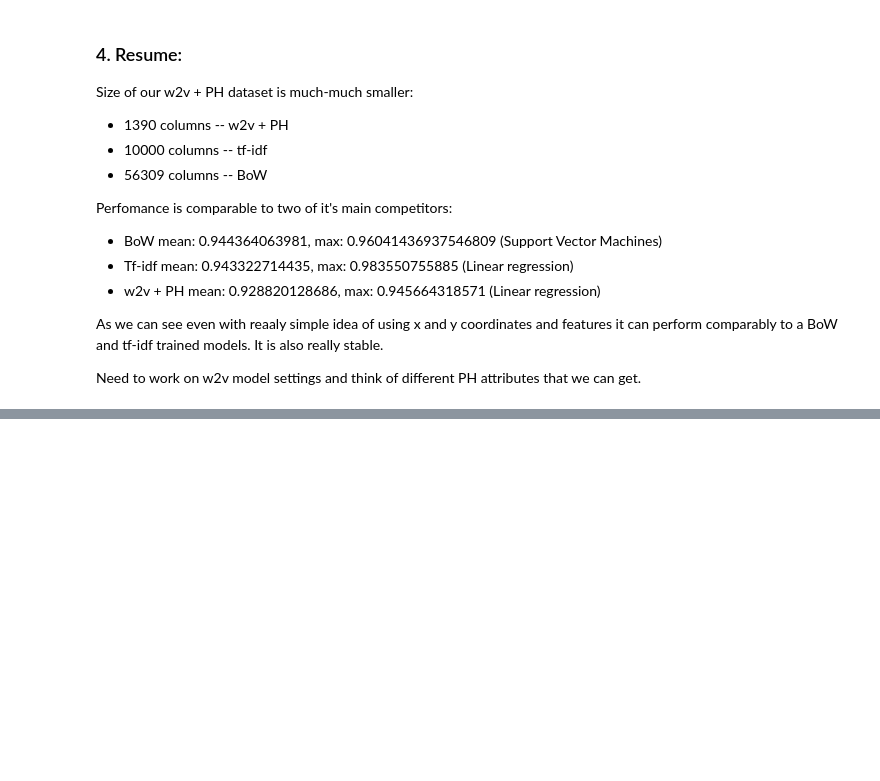
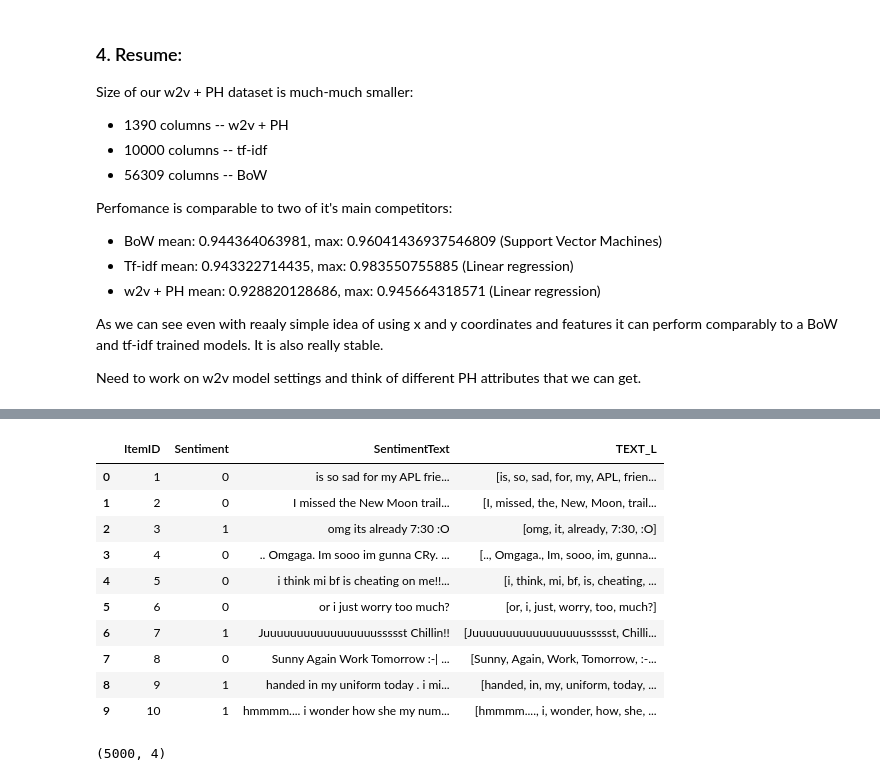
Before and after one commit to alexeykosh/2018-persistent-homology-NLP, a Jupyter notebook: model_test.ipynb, the cells around one changed output, grey strips where cells are left out. Saved outputs shown, nothing was run; the diff lists cells and outputs as text; code cells hidden in the pictures; blank space fills up the shorter version.

```diff
--- a/model_test.ipynb
+++ b/model_test.ipynb
@@ -526,0 +535,2 @@ Need to work on w2v model settings and think of different PH attributes that we
+# %%
+data_twit = pd.read_csv('data/Sentiment Analysis Dataset.csv', encoding = "ISO-8859-1")
@@ -526,0 +551,21 @@ Need to work on w2v model settings and think of different PH attributes that we
+# %%
+data_twit.TEXT = data_twit.SentimentText.str.replace('[^\w\s]','')
+
+def lemmatize_text(text):
+    return [lemmatizer.lemmatize(w) for w in w_tokenizer.tokenize(text)]
+
+data_twit['TEXT_L'] = data_twit.SentimentText.apply(lemmatize_text)
+# %%
+data_twit.head(10)
+# %% [output]
+|  | ItemID | Sentiment | SentimentText | TEXT_L |
+| 0 | 1 | 0 | is so sad for my APL frie... | [is, so, sad, for, my, APL, frien... |
+| 1 | 2 | 0 | I missed the New Moon trail... | [I, missed, the, New, Moon, trail... |
+| 2 | 3 | 1 | omg its already 7:30 :O | [omg, it, already, 7:30, :O] |
+| 3 | 4 | 0 | .. Omgaga. Im sooo im gunna CRy. ... | [.., Omgaga., Im, sooo, im, gunna... |
+| 4 | 5 | 0 | i think mi bf is cheating on me!!... | [i, think, mi, bf, is, cheating, ... |
+| 5 | 6 | 0 | or i just worry too much? | [or, i, just, worry, too, much?] |
+| 6 | 7 | 1 | Juuuuuuuuuuuuuuuuussssst Chillin!! | [Juuuuuuuuuuuuuuuuussssst, Chilli... |
+| 7 | 8 | 0 | Sunny Again Work Tomorrow :-| ... | [Sunny, Again, Work, Tomorrow, :-... |
+| 8 | 9 | 1 | handed in my uniform today . i mi... | [handed, in, my, uniform, today, ... |
+| 9 | 10 | 1 | hmmmm.... i wonder how she my num... | [hmmmm...., i, wonder, how, she, ... |
@@ -526,0 +574,4 @@ Need to work on w2v model settings and think of different PH attributes that we
+# %%
+data_twit.shape
+# %% [output]
+(5000, 4)
```
Also changed, not shown: parts of 23 cells of this notebook.
